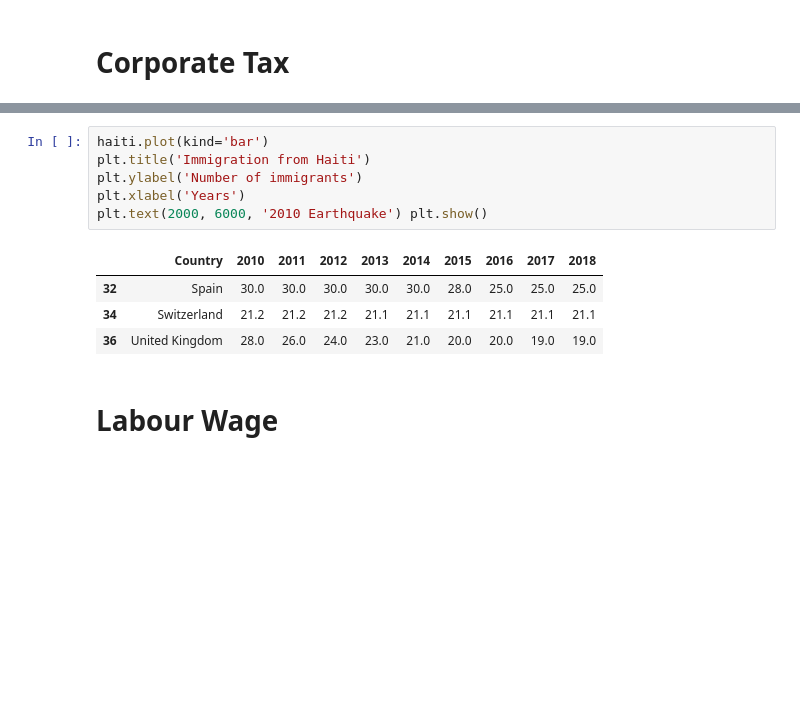
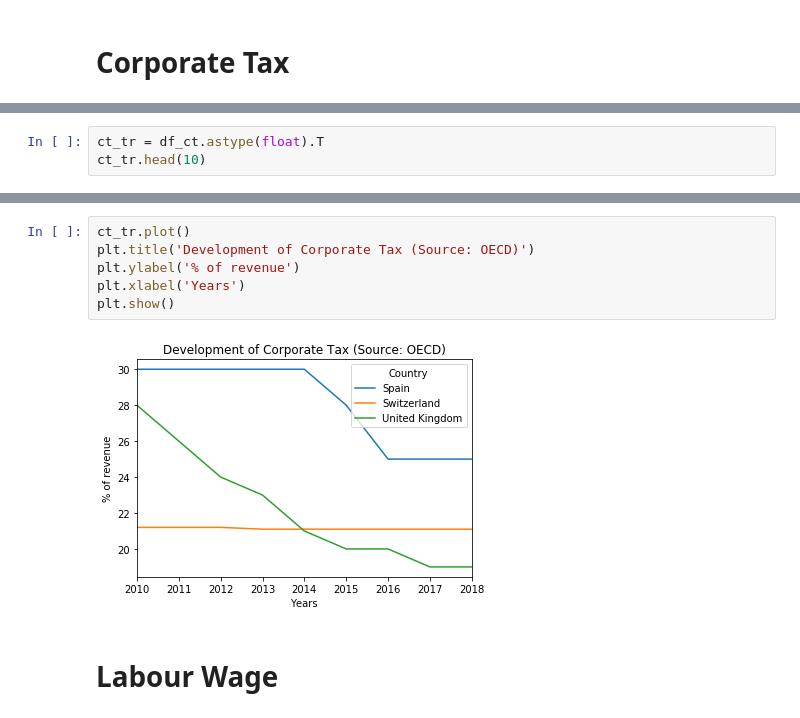
Before and after one commit to rogermoll/Capstone_project, a Jupyter notebook: Macro Economical review.ipynb, the cells around one changed output, grey strips where cells are left out. Saved outputs shown, nothing was run; the diff lists cells and outputs as text; blank space fills up the shorter version.

```diff
--- a/Macro Economical review.ipynb
+++ b/Macro Economical review.ipynb
@@ -93,0 +123,3 @@ df_corp_tax
+# %%
+ct_tr = df_ct.astype(float).T
+ct_tr.head(10)
@@ -94,14 +137,11 @@ df_corp_tax
 # %%
-haiti.plot(kind='bar')
-plt.title('Immigration from Haiti')
-plt.ylabel('Number of immigrants')
+ct_tr.plot()
+plt.title('Development of Corporate Tax (Source: OECD)')
+plt.ylabel('% of revenue')
 plt.xlabel('Years')
-plt.text(2000, 6000, '2010 Earthquake') plt.show()
+plt.show()
 # %% [output]
-|  | Country | 2010 | 2011 | 2012 | 2013 | 2014 | 2015 | 2016 | 2017 | 2018 |
-| 32 | Spain | 30.0 | 30.0 | 30.0 | 30.0 | 30.0 | 28.0 | 25.0 | 25.0 | 25.0 |
-| 34 | Switzerland | 21.2 | 21.2 | 21.2 | 21.1 | 21.1 | 21.1 | 21.1 | 21.1 | 21.1 |
-| 36 | United Kingdom | 28.0 | 26.0 | 24.0 | 23.0 | 21.0 | 20.0 | 20.0 | 19.0 | 19.0 |
+[figure, added]
 # %% [markdown]
 # Labour Wage
 # %%
```
Also changed, not shown: parts of 9 cells of this notebook.
